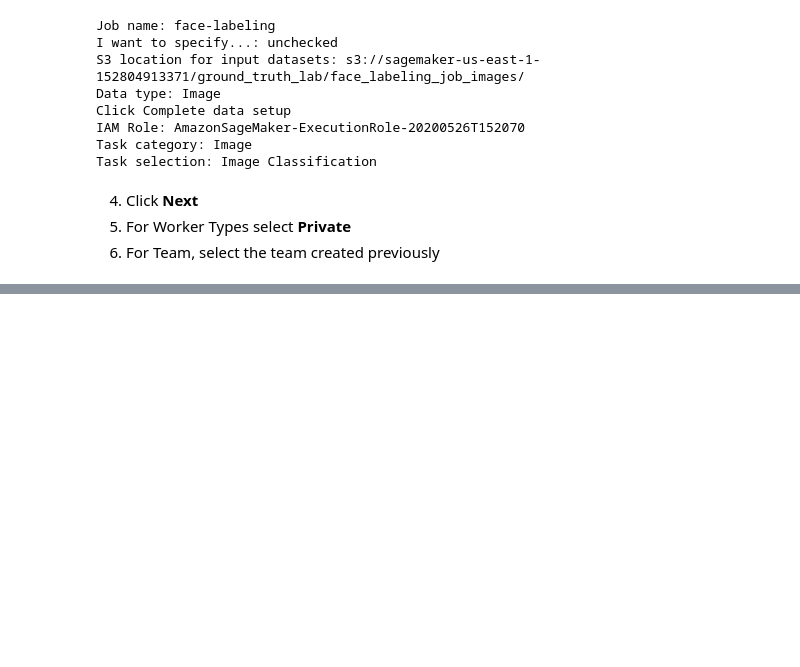
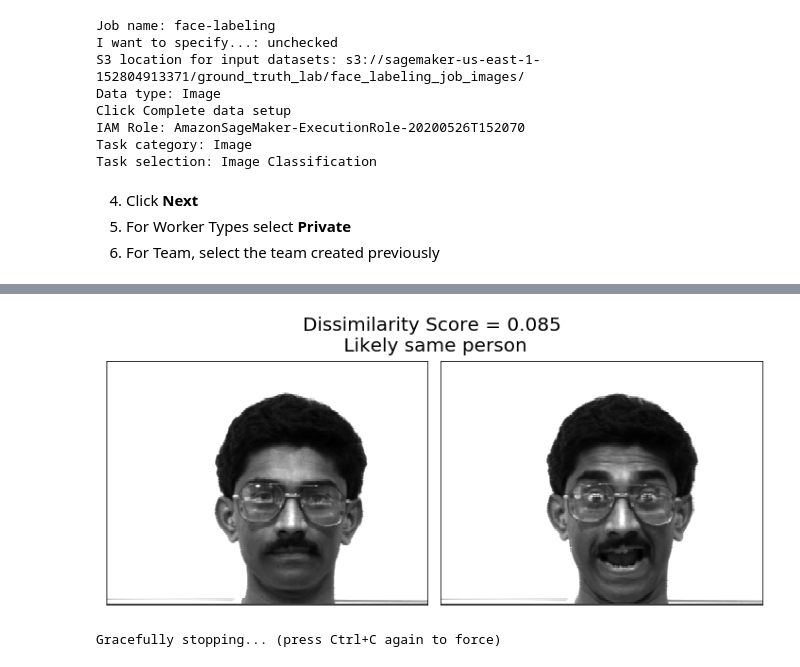
Before and after one commit to szamarin/ground_truth_lab, a Jupyter notebook: ground_truth_lab.ipynb, the cells around one changed output, grey strips where cells are left out. Saved outputs shown, nothing was run; the diff lists cells and outputs as text; code cells hidden in the pictures; blank space fills up the shorter version.

```diff
--- a/ground_truth_lab.ipynb
+++ b/ground_truth_lab.ipynb
@@ -259,0 +247,4 @@ predictor.delete_endpoint()
+# %%
+show_output(f1_sub = subjects[12], f1_expr = expressions[2],
+           f2_sub = subjects[12], f2_expr = expressions[0])
+# %% [output]
@@ -259,0 +252,6 @@ predictor.delete_endpoint()
+[figure, added]
+# %%
+#delete the endpoint
+predictor.delete_endpoint()
+# %% [output]
+Gracefully stopping... (press Ctrl+C again to force)
```
Also changed, not shown: parts of 14 cells of this notebook, 3 other files.
